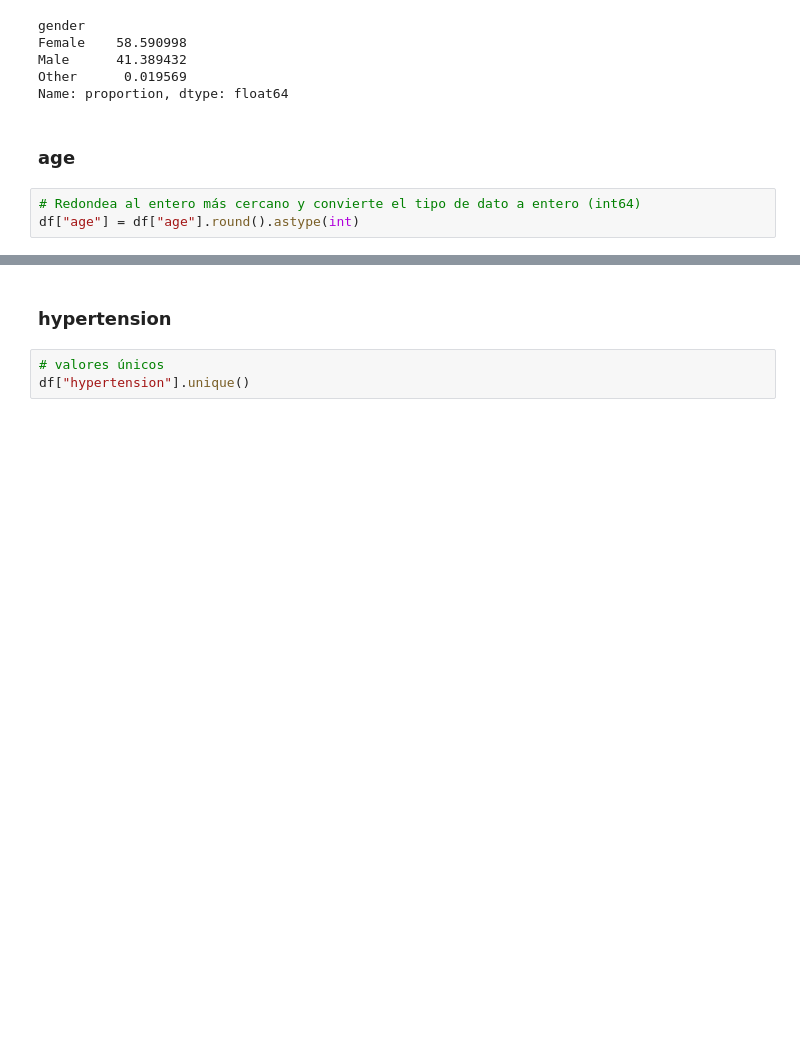
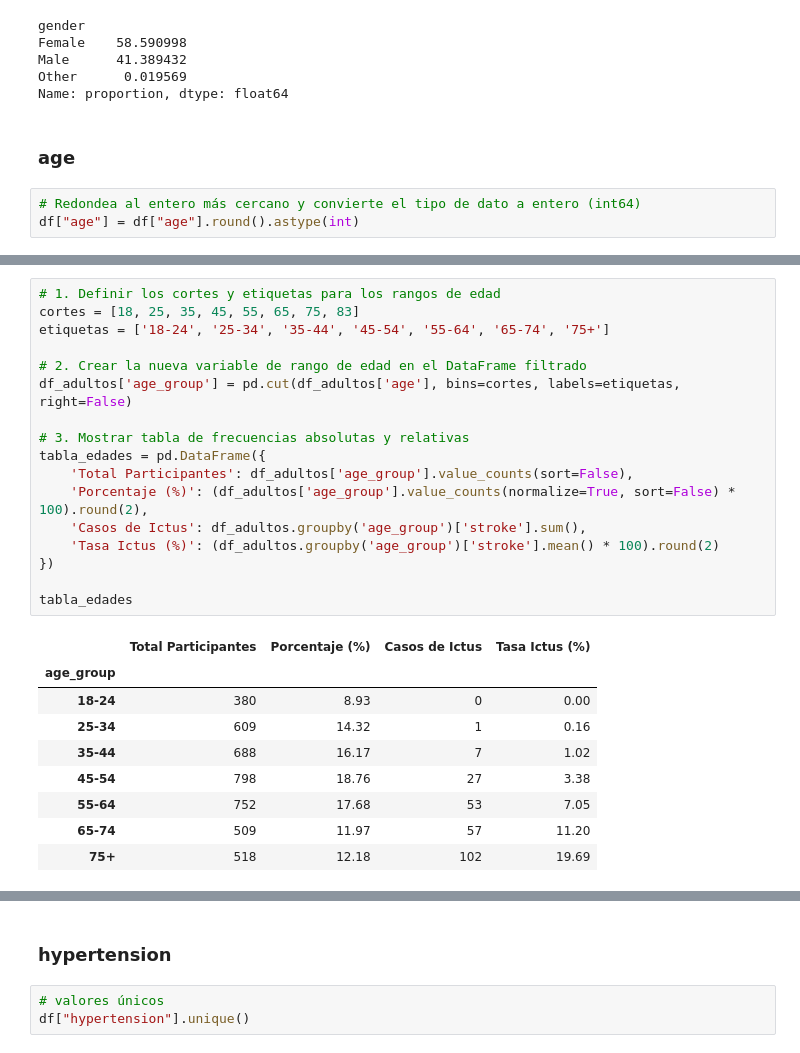
Before and after one commit to raquelmartinrodriguez/prediccion_ocurrencia_infarto_cerebral, a Jupyter notebook: prediccion_infarto_cerebral.ipynb, the cells around one changed output, grey strips where cells are left out. Saved outputs shown, nothing was run; the diff lists cells and outputs as text; blank space fills up the shorter version.

```diff
--- a/prediccion_infarto_cerebral.ipynb
+++ b/prediccion_infarto_cerebral.ipynb
@@ -101,0 +163,27 @@ array([ 0,  1,  2,  3,  4,  5,  6,  7,  8,  9, 10, 11, 12, 13, 14, 15, 16,
+# %%
+# 1. Definir los cortes y etiquetas para los rangos de edad
+cortes = [18, 25, 35, 45, 55, 65, 75, 83]
+etiquetas = ['18-24', '25-34', '35-44', '45-54', '55-64', '65-74', '75+']
+
+# 2. Crear la nueva variable de rango de edad en el DataFrame filtrado
+df_adultos['age_group'] = pd.cut(df_adultos['age'], bins=cortes, labels=etiquetas, right=False)
+
+# 3. Mostrar tabla de frecuencias absolutas y relativas
+tabla_edades = pd.DataFrame({
+    'Total Participantes': df_adultos['age_group'].value_counts(sort=False),
+    'Porcentaje (%)': (df_adultos['age_group'].value_counts(normalize=True, sort=False) * 100).round(2),
+    'Casos de Ictus': df_adultos.groupby('age_group')['stroke'].sum(),
+    'Tasa Ictus (%)': (df_adultos.groupby('age_group')['stroke'].mean() * 100).round(2)
+})
+
+tabla_edades
+# %% [output]
+|  | Total Participantes | Porcentaje (%) | Casos de Ictus | Tasa Ictus (%) |
+| age_group |  |  |  |  |
+| 18-24 | 380 | 8.93 | 0 | 0.00 |
+| 25-34 | 609 | 14.32 | 1 | 0.16 |
+| 35-44 | 688 | 16.17 | 7 | 1.02 |
+| 45-54 | 798 | 18.76 | 27 | 3.38 |
+| 55-64 | 752 | 17.68 | 53 | 7.05 |
+| 65-74 | 509 | 11.97 | 57 | 11.20 |
+| 75+ | 518 | 12.18 | 102 | 19.69 |
```
Also changed, not shown: parts of 12 cells of this notebook.
